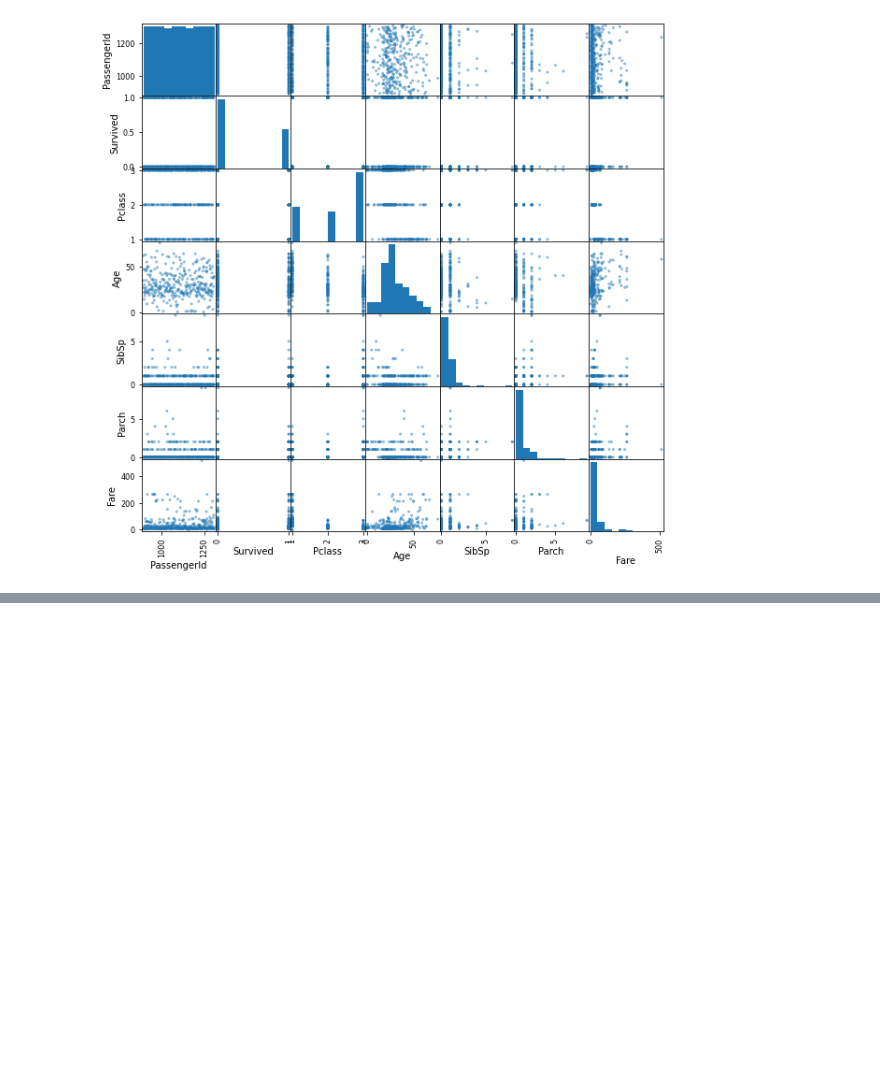
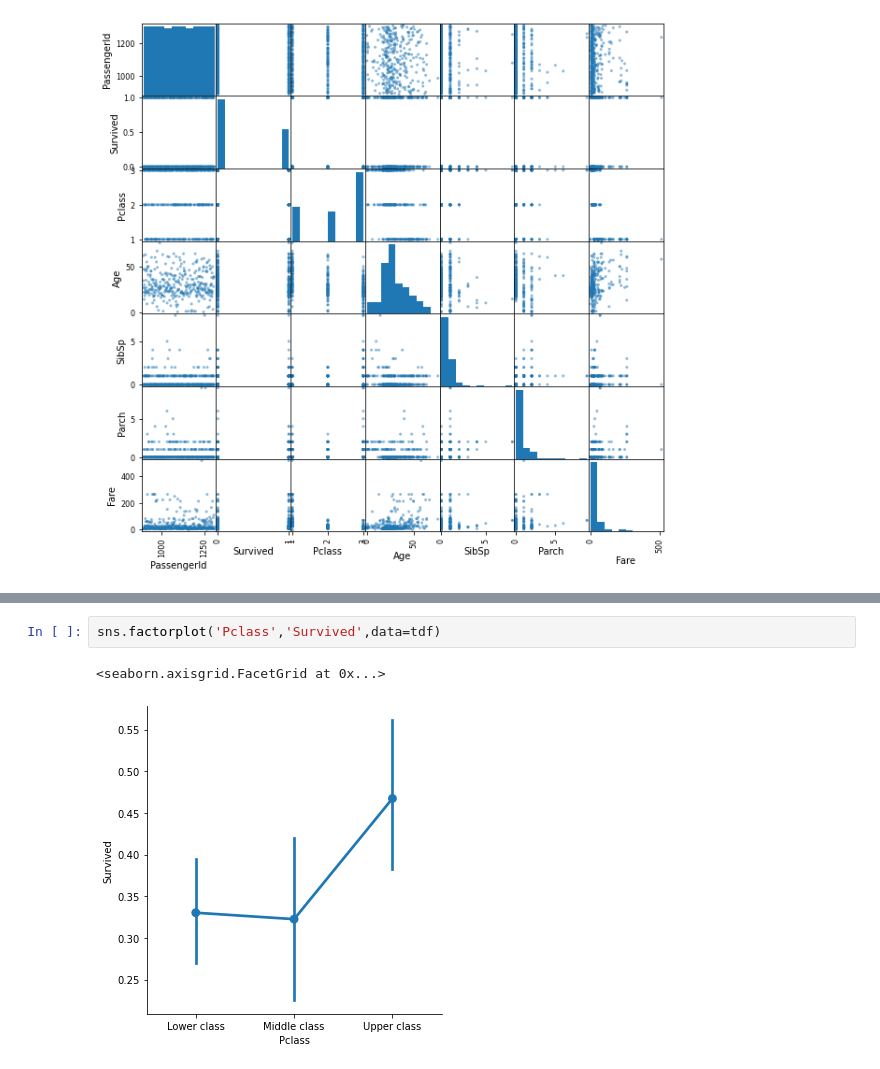
Before and after one commit to justNeto/SemanaTecAnalitica, a Jupyter notebook: TitanicDatasetAnalysis.ipynb, the cells around one changed output, grey strips where cells are left out. Cells and saved outputs as stored; diff of their text form; blank space fills up the shorter version.

```diff
--- a/TitanicDatasetAnalysis.ipynb
+++ b/TitanicDatasetAnalysis.ipynb
@@ -84,0 +119,5 @@ plt.show()
+# %%
+sns.factorplot('Pclass','Survived',data=tdf)
+# %% [output]
+<seaborn.axisgrid.FacetGrid at 0x...>
+[figure, added]
```
Also changed, not shown: parts of 29 cells of this notebook, 2 other files.
